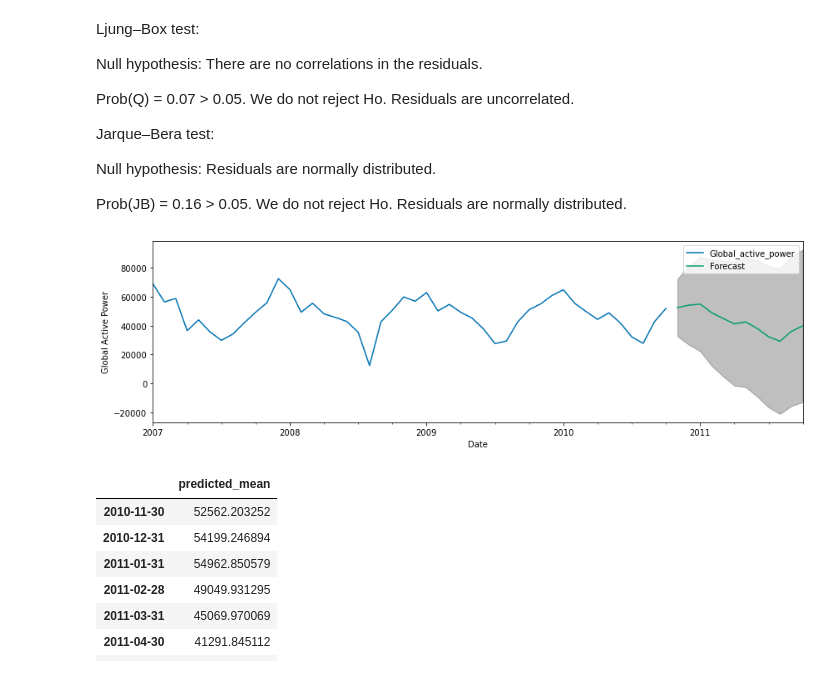
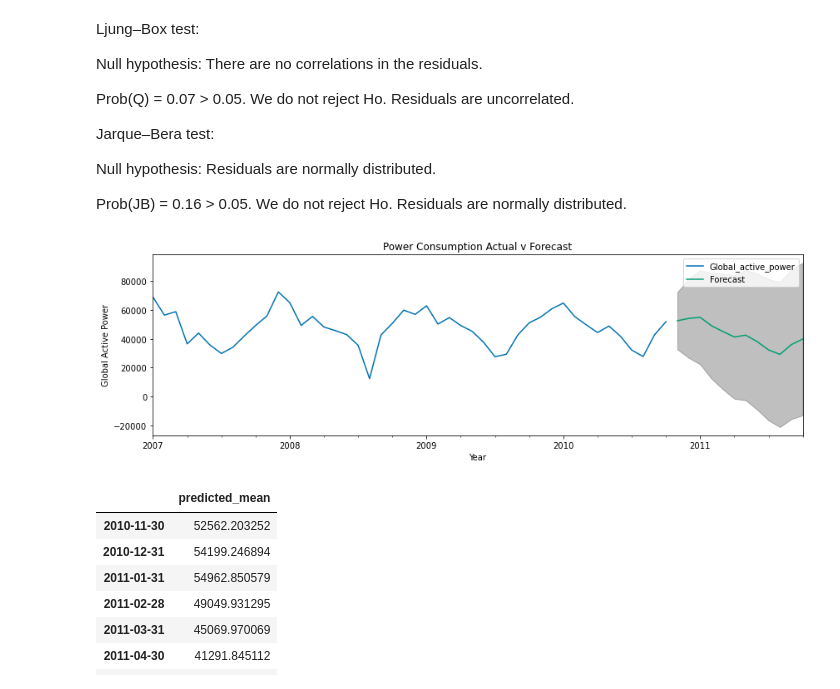
Before and after one commit to knpoblete/general-projects, a Jupyter notebook: notebooks/household-power-consumption-monthly-forecast-sarima.ipynb, the cells around one changed output. Cells and saved outputs as stored; diff of their text form; code cells hidden in the pictures.

```diff
--- a/notebooks/household-power-consumption-monthly-forecast-sarima.ipynb
+++ b/notebooks/household-power-consumption-monthly-forecast-sarima.ipynb
@@ -427,17 +427,18 @@ Prob(JB) = 0.16 > 0.05. We do not reject Ho. Residuals are normally distributed.
 # %%
 pred_uc = results.get_forecast(steps=12)
 pred_ci = pred_uc.conf_int()
 ax = monthly_forecast.plot(label='observed', figsize=(14, 4))
 pred_uc.predicted_mean.plot(ax=ax, label='Forecast')
 ax.fill_between(pred_ci.index,
                 pred_ci.iloc[:, 0],
                 pred_ci.iloc[:, 1], color='k', alpha=.25)
-ax.set_xlabel('Date')
+ax.set_xlabel('Year')
 ax.set_ylabel('Global Active Power')
+ax.set_title('Power Consumption Actual v Forecast')
 plt.legend()
 plt.show()
 # %% [output]
-[figure, old version]
+[figure, new version]
 # %%
 y_forecast_new = pd.DataFrame(results.predict(start = 46, end = 58, dynamic= False))
 y_forecast_new
```
Also changed, not shown: parts of 17 cells of this notebook.
